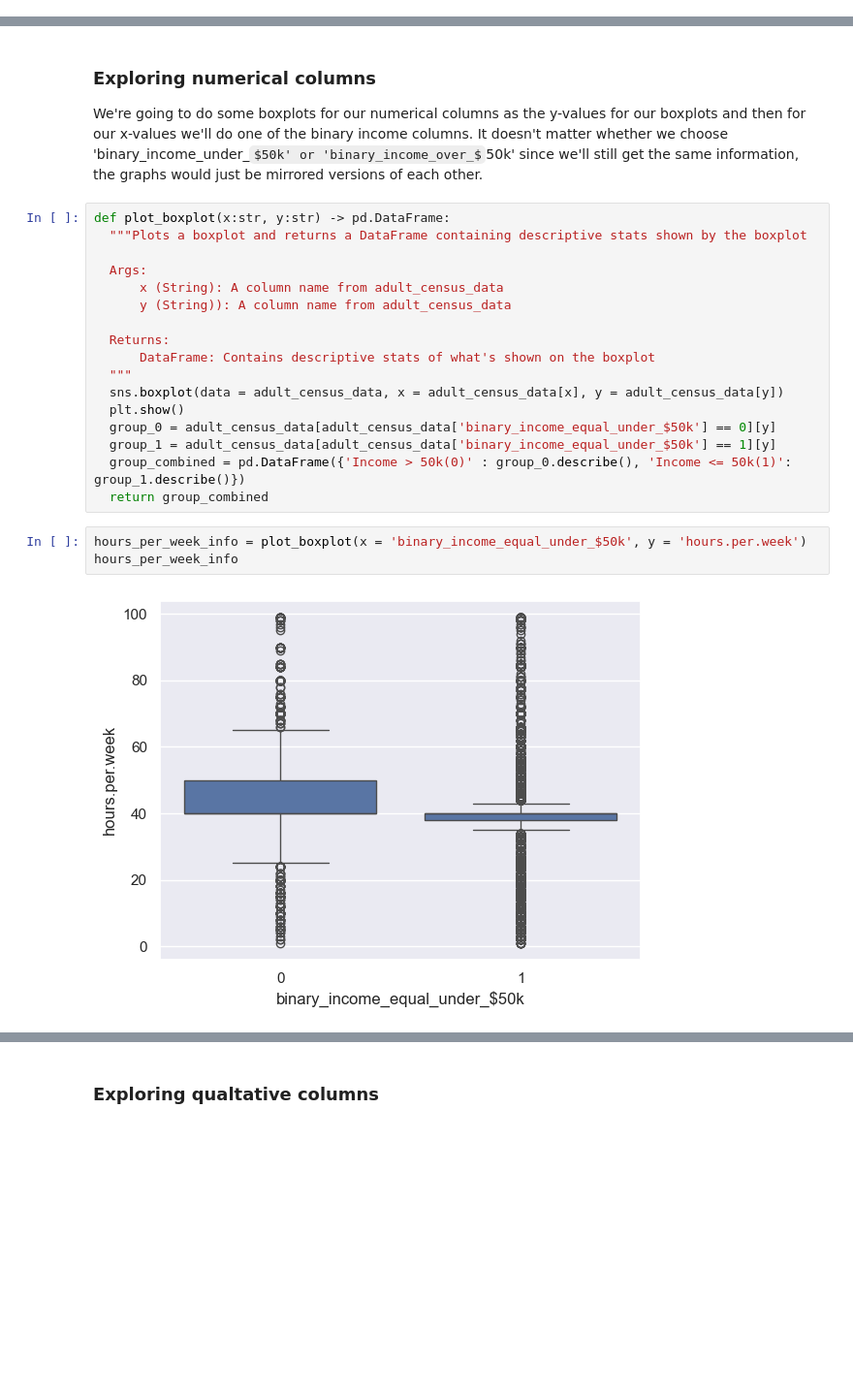
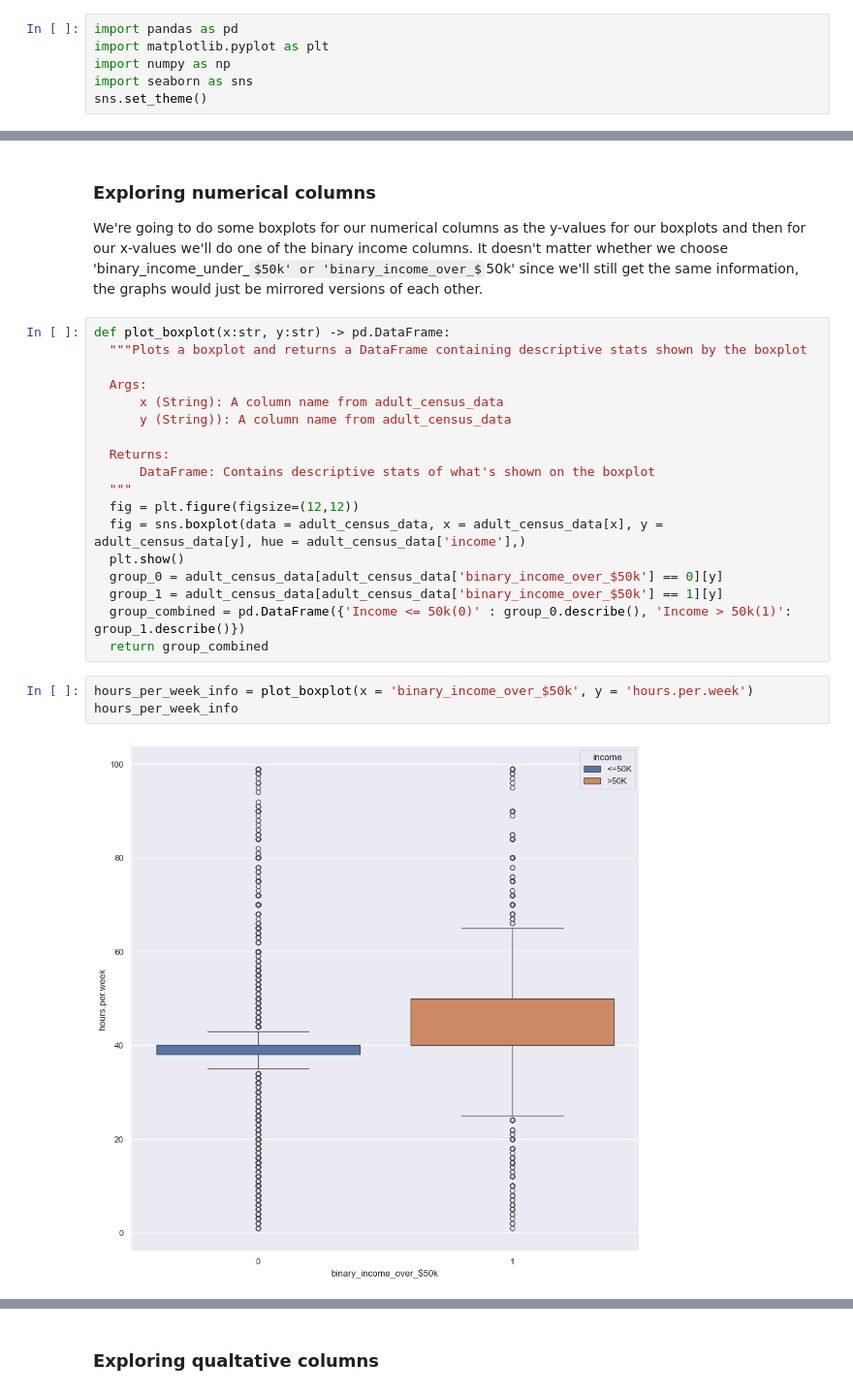
Before and after one commit to brandoncabrera707/CISD_41_Capstone_Project, a Jupyter notebook: capstone_project.ipynb, the cells around one changed output, grey strips where cells are left out. Shown: that part at 97% size. Saved outputs shown, nothing was run; the diff lists cells and outputs as text; some formulas as TeX source; blank space fills up the shorter version.

```diff
--- a/capstone_project.ipynb
+++ b/capstone_project.ipynb
@@ -60,3 +55,9 @@ import seaborn as sns
+# %%
+import pandas as pd
+import matplotlib.pyplot as plt
+import numpy as np
+import seaborn as sns
+sns.set_theme()
 # %% [markdown]
 # Importing Dataset
 All of our data is contained within one dataset so let's load it and save it as a DataFrame
@@ -256,14 +276,15 @@ def plot_boxplot(x:str, y:str) -> pd.DataFrame:
   Returns:
       DataFrame: Contains descriptive stats of what's shown on the boxplot
   """
-  sns.boxplot(data = adult_census_data, x = adult_census_data[x], y = adult_census_data[y])
+  fig = plt.figure(figsize=(12,12))
+  fig = sns.boxplot(data = adult_census_data, x = adult_census_data[x], y = adult_census_data[y], hue = adult_census_data['income'],)
   plt.show()
-  group_0 = adult_census_data[adult_census_data['binary_income_equal_under_$50k'] == 0][y]
-  group_1 = adult_census_data[adult_census_data['binary_income_equal_under_$50k'] == 1][y]
-  group_combined = pd.DataFrame({'Income > 50k(0)' : group_0.describe(), 'Income <= 50k(1)': group_1.describe()})
+  group_0 = adult_census_data[adult_census_data['binary_income_over_$50k'] == 0][y]
+  group_1 = adult_census_data[adult_census_data['binary_income_over_$50k'] == 1][y]
+  group_combined = pd.DataFrame({'Income <= 50k(0)' : group_0.describe(), 'Income > 50k(1)': group_1.describe()})
   return group_combined
 # %%
-hours_per_week_info = plot_boxplot(x = 'binary_income_equal_under_$50k', y = 'hours.per.week')
+hours_per_week_info = plot_boxplot(x = 'binary_income_over_$50k', y = 'hours.per.week')
 hours_per_week_info
 # %% [output]
-[figure, old version]
+[figure, new version]
```
Also changed, not shown: parts of 16 cells of this notebook.
